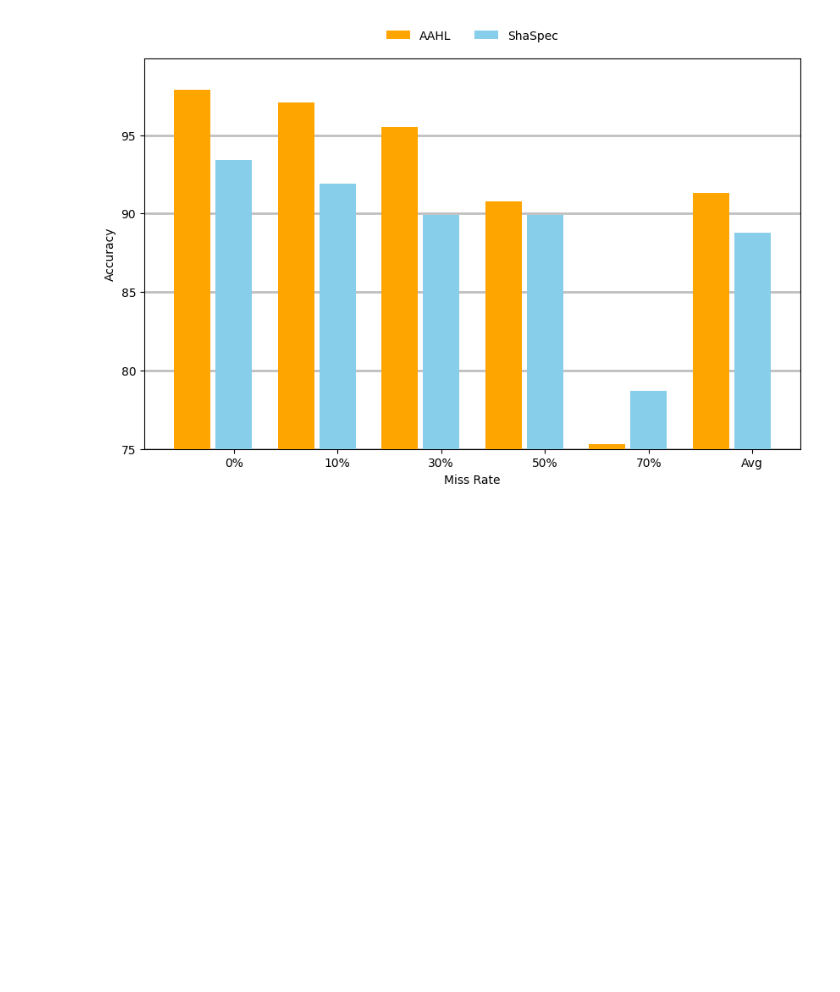
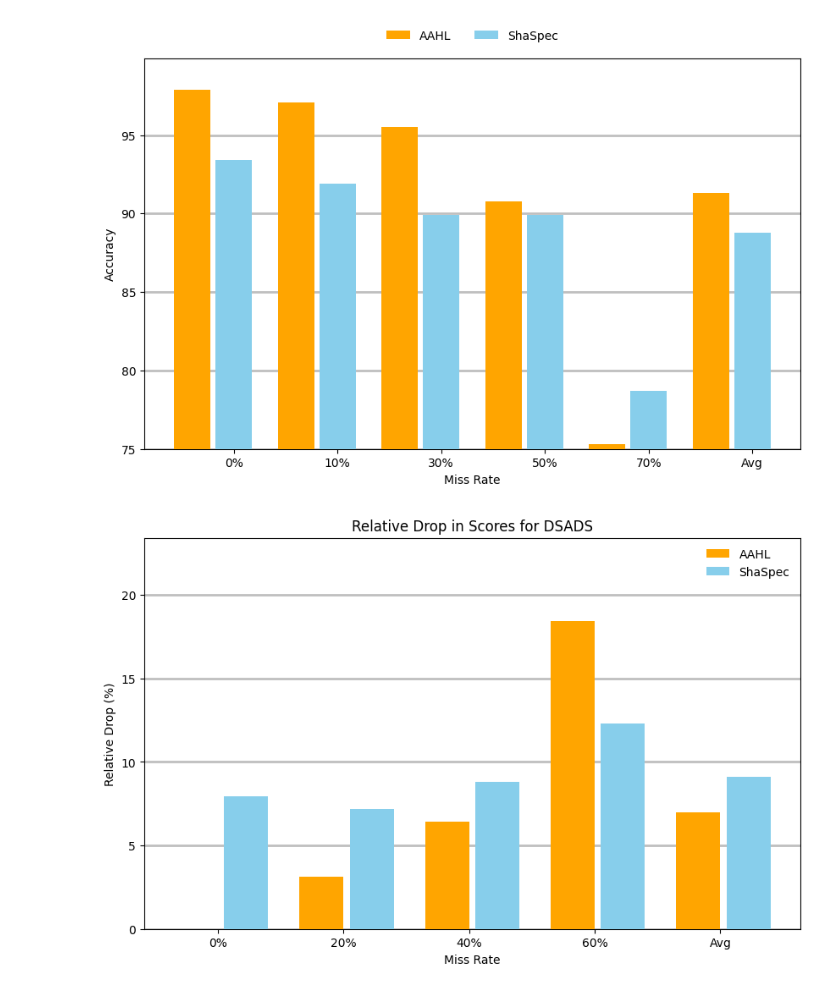
Before and after one commit to probstlukas/shaspec-har, a Jupyter notebook: plot_results.ipynb, the cells around one changed output. Cells and saved outputs as stored; diff of their text form; code cells hidden in the pictures; blank space fills up the shorter version.

Commit message:
Add more plots to jupyter notebook

```diff
--- a/plot_results.ipynb
+++ b/plot_results.ipynb
@@ -59,0 +104,10 @@ plot_results_comparison(dataset, categories, AAHL_values, ShaSpec_values)
+# %%
+# DSADS results
+dataset = "DSADS"
+categories = ['0%', '20%', '40%', '60%', 'Avg']
+AAHL_values = [93.4, 90.5, 87.4, 76.2, 86.9]
+ShaSpec_values = [86, 86.7, 85.2, 81.9, 84.9]
+
+plot_relative_drop_comparison(dataset, categories, AAHL_values, ShaSpec_values)
+# %% [output]
+[figure, added]
```
Also changed, not shown: parts of 4 cells of this notebook, 1 other file.
